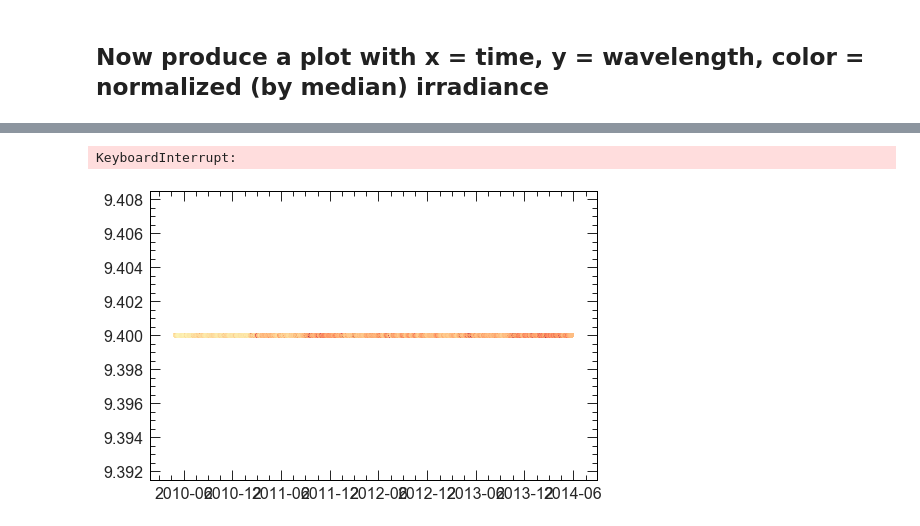
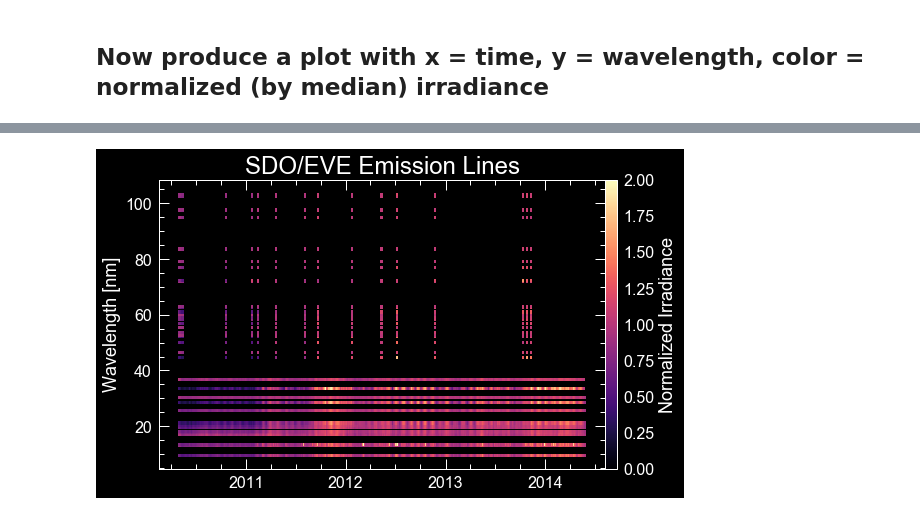
Before and after one commit to jmason86/James-s-EVE-Dimming-Index-JEDI, a Jupyter notebook: explore_plot_all_eve_lines_data.ipynb, the cells around one changed output, grey strips where cells are left out. Drawn from its saved outputs; the diff is of its cells as text; code cells hidden in the pictures.

Commit message:
Lots of plots produced and prettified

```diff
--- a/explore_plot_all_eve_lines_data.ipynb
+++ b/explore_plot_all_eve_lines_data.ipynb
@@ -11,13 +38,12 @@ from matplotlib import dates
 import seaborn as sns
 from scipy.io.idl import readsav
 from skimage.measure import block_reduce
-import progressbar
 
 # Custom modules
 from jpm_time_conversions import *
 from jpm_logger import JpmLogger
 %matplotlib inline
-plt.style.use('jpm-transparent-light')
+plt.style.use('jpm-transparent-dark')
 # %% [markdown]
 ## First things first: load in the EVE data and get it into a pandas dataframe.
 # %%
@@ -65,6 +91,6 @@ eve_lines_temperature_sorted_df.head()
 time = eve_lines_df.index
 wavelength = eve_lines_df.columns.astype(float)
 intensity = eve_lines_df.values
-intensity_norm = intensity
+intensity_norm = np.empty_like(intensity)
 for i in range(39):
     intensity_norm[:, i] = intensity[:, i] / np.nanmedian(intensity[:, i])
@@ -72,0 +97,23 @@ for i in range(39):
+# %%
+# Smooth and subsample the data to dramatically decrease plotting time
+# Can't see all 2 million points in time on the plot anyway
+subsample = 1000
+intensity_subsampled = block_reduce(intensity, block_size=(subsample, 1), func=np.max)
+intensity_norm_subsampled = block_reduce(intensity_norm, block_size=(subsample, 1), func=np.mean)
+time_subsampled = time[0:-1:subsample]
+# %%
+for wave_index in range(39):
+    p = plt.scatter(time_subsampled, np.repeat(wavelength[wave_index], len(time_subsampled)),
+                    c=intensity_subsampled[:, wave_index],
+                    cmap=plt.cm.magma, marker='|', s=10, edgecolor='none')
+    plt.clim(np.nanmin(intensity_subsampled), np.nanmax(intensity_subsampled))
+
+fig = plt.gcf()
+ax = plt.gca()
+fmtr = dates.DateFormatter("%Y")
+ax.xaxis.set_major_formatter(fmtr)
+ax.xaxis.set_major_locator(dates.YearLocator())
+plt.ylabel('Wavelength [nm]')
+plt.title('SDO/EVE Emission Lines')
+cbar_ax = fig.add_axes([0.90, 0.15, 0.02, 0.73])
+fig.colorbar(p, label='Irradiance [W m$^{-2}$]', cax=cbar_ax)
@@ -74,9 +124,10 @@ for i in range(39):
 ## Now produce a plot with x = time, y = wavelength, color = normalized (by median) irradiance
 # %%
 for wave_index in range(39):
-    p = plt.scatter(time, np.repeat(wavelength[wave_index], len(time)),
-                    c=intensity_norm[:, wave_index],
-                    cmap=plt.cm.magma_r, s=20, edgecolor='none')
+    p = plt.scatter(time_subsampled, np.repeat(wavelength[wave_index], len(time_subsampled)),
+                    c=intensity_norm_subsampled[:, wave_index],
+                    cmap=plt.cm.magma, marker='|', s=10, edgecolor='none')
+    plt.clim(0, 2)#np.nanmin(intensity_norm_subsampled), np.nanmax(intensity_norm_subsampled))
 
 fig = plt.gcf()
 ax = plt.gca()
@@ -86,5 +137,5 @@ ax.xaxis.set_major_locator(dates.YearLocator())
 plt.ylabel('Wavelength [nm]')
 plt.title('SDO/EVE Emission Lines')
 cbar_ax = fig.add_axes([0.90, 0.15, 0.02, 0.73])
-fig.colorbar(p, label='Normalized Irradiance []', cax=cbar_ax)
+fig.colorbar(p, label='Normalized Irradiance', cax=cbar_ax)
 # %% [output]
@@ -92,2 +143 @@ N/A%|                                     |Elapsed Time: 0:00:04 ETA:  --:--:--
-KeyboardInterrupt:
-[figure, old version]
+[figure, new version]
```
Also changed, not shown: parts of 20 cells of this notebook.
